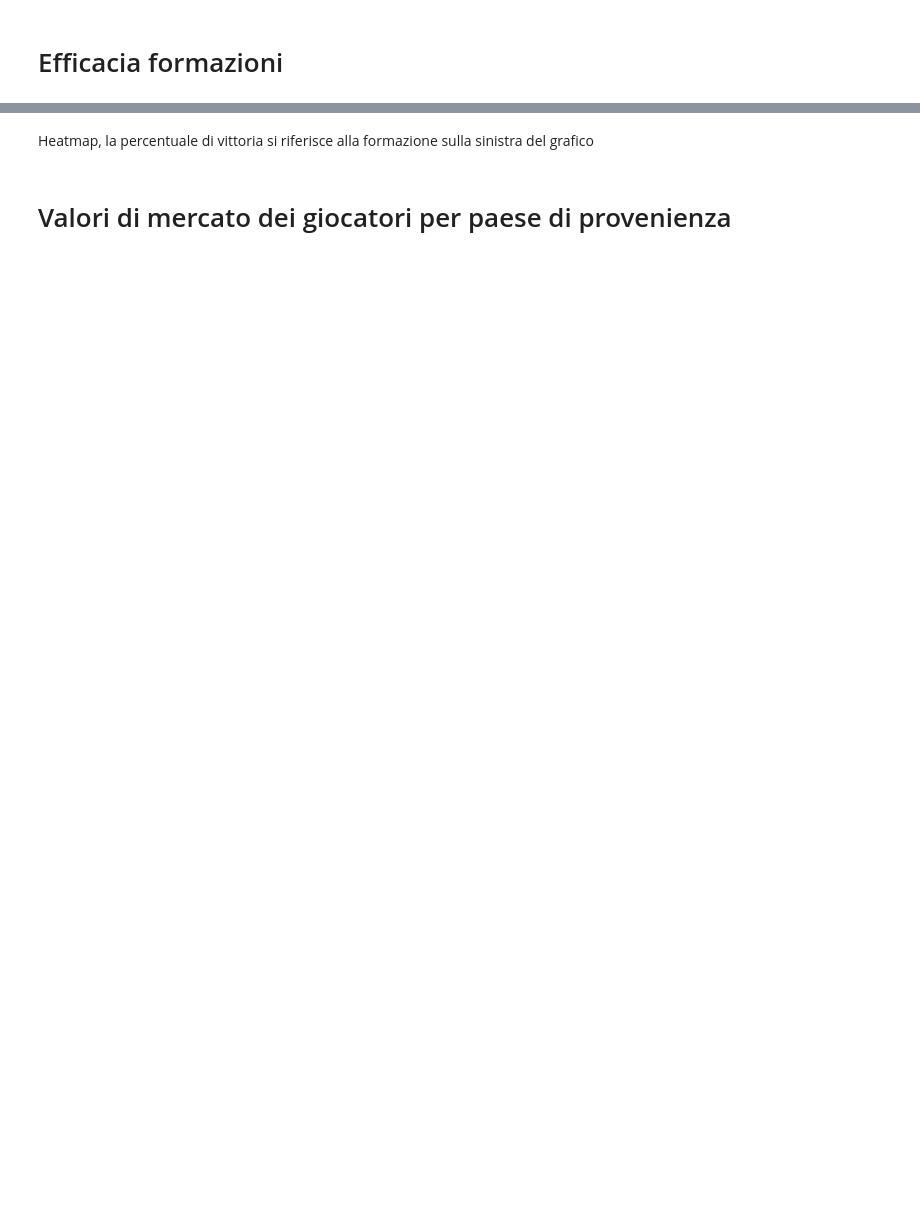
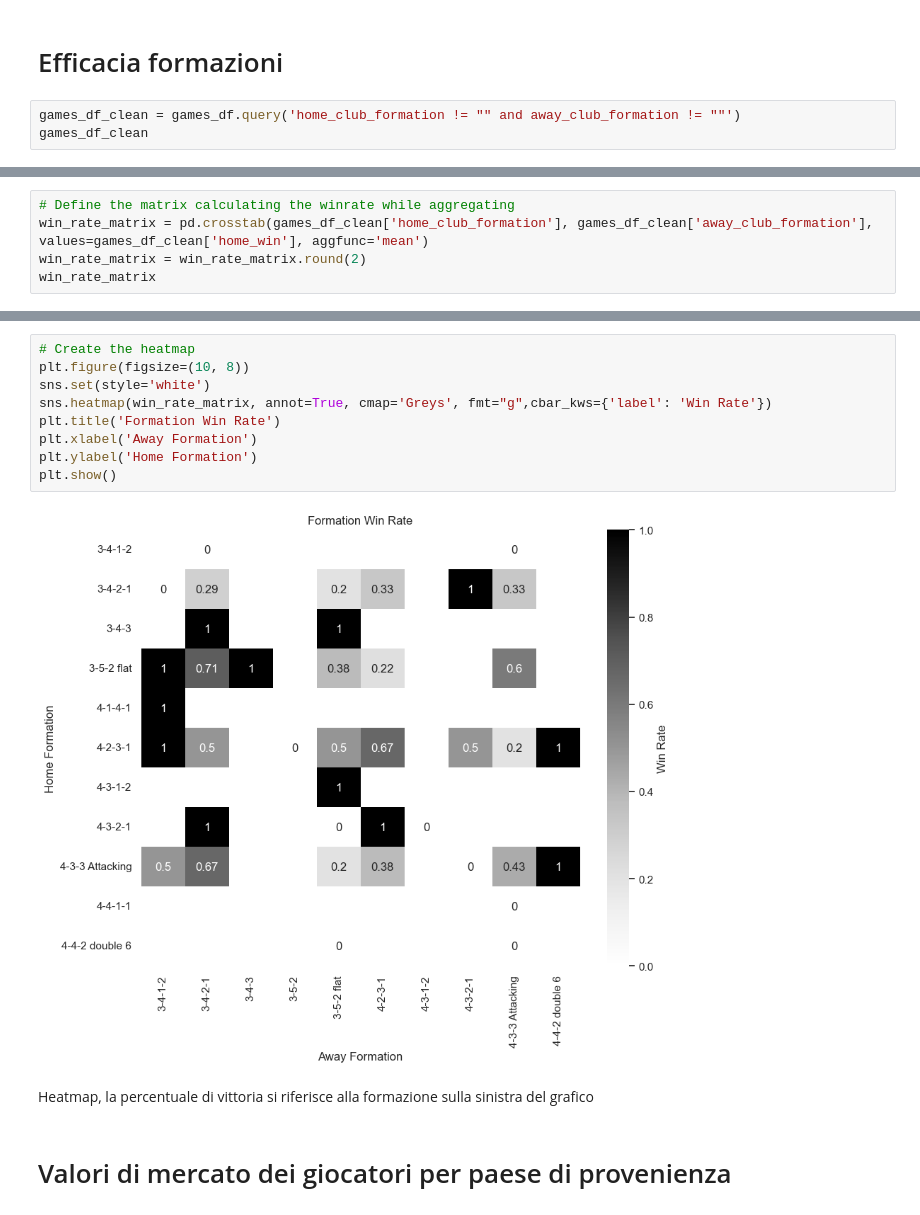
Before and after one commit to IJN-Shalma/ProgettoTWebIUM2023-2024UniTO, a Jupyter notebook: CapraraZhou/solution/JupyterDataAnalysis/CompetitionAnalysis.ipynb, the cells around one changed output, grey strips where cells are left out. Drawn from its saved outputs; the diff is of its cells as text; blank space fills up the shorter version.

```diff
--- a/CapraraZhou/solution/JupyterDataAnalysis/CompetitionAnalysis.ipynb
+++ b/CapraraZhou/solution/JupyterDataAnalysis/CompetitionAnalysis.ipynb
@@ -75,2 +125,5 @@ Bar chart
 # %% [markdown]
 # Efficacia formazioni
+# %%
+games_df_clean = games_df.query('home_club_formation != "" and away_club_formation != ""')
+games_df_clean
@@ -76,0 +144,5 @@ Bar chart
+# %%
+# Define the matrix calculating the winrate while aggregating
+win_rate_matrix = pd.crosstab(games_df_clean['home_club_formation'], games_df_clean['away_club_formation'], values=games_df_clean['home_win'], aggfunc='mean')
+win_rate_matrix = win_rate_matrix.round(2)
+win_rate_matrix
@@ -77,3 +163,14 @@ Bar chart
+# %%
+# Create the heatmap
+plt.figure(figsize=(10, 8))
+sns.set(style='white')
+sns.heatmap(win_rate_matrix, annot=True, cmap='Greys', fmt="g",cbar_kws={'label': 'Win Rate'})
+plt.title('Formation Win Rate')
+plt.xlabel('Away Formation')
+plt.ylabel('Home Formation')
+plt.show()
+# %% [output]
+[figure, added]
 # %% [markdown]
 Heatmap, la percentuale di vittoria si riferisce alla formazione sulla sinistra del grafico
 # %% [markdown]
```
Also changed, not shown: parts of 25 cells of this notebook, 1 other file.
